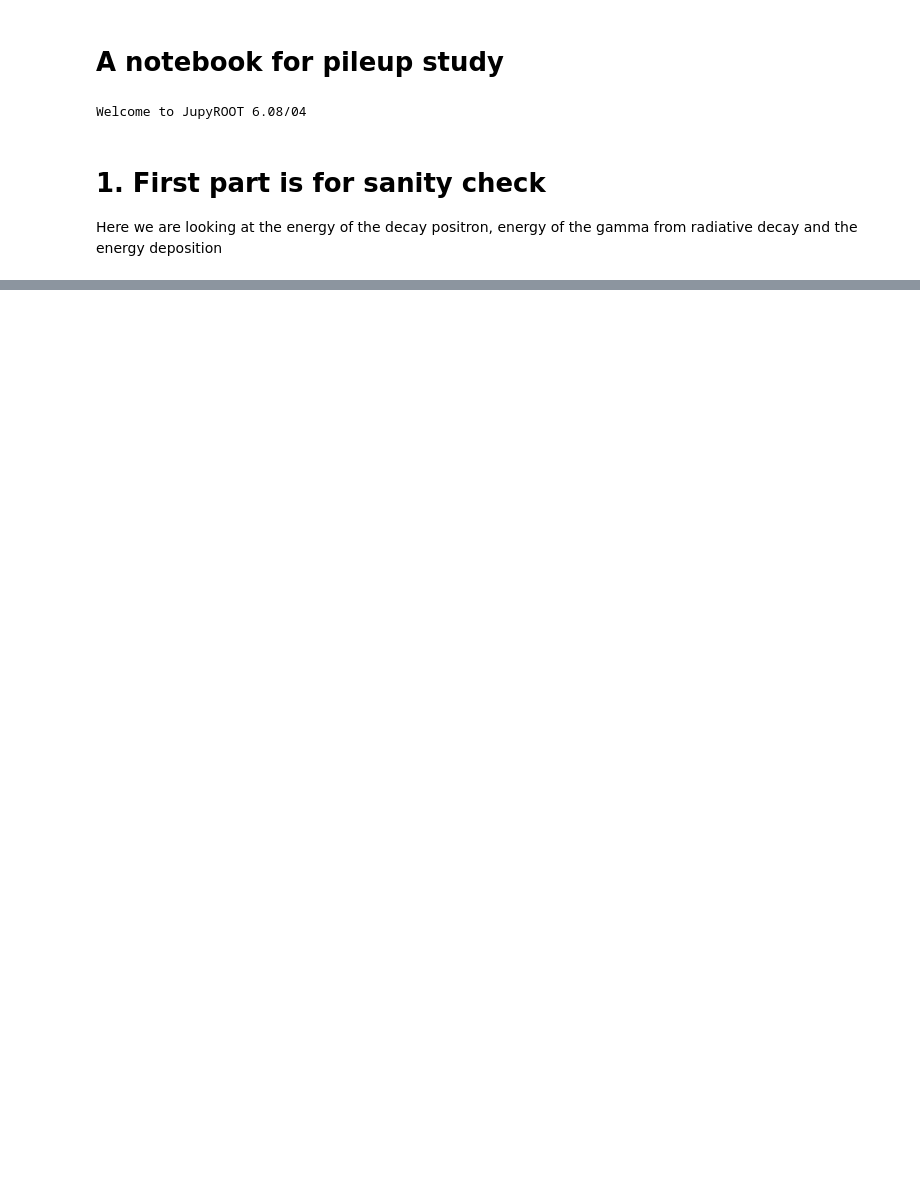
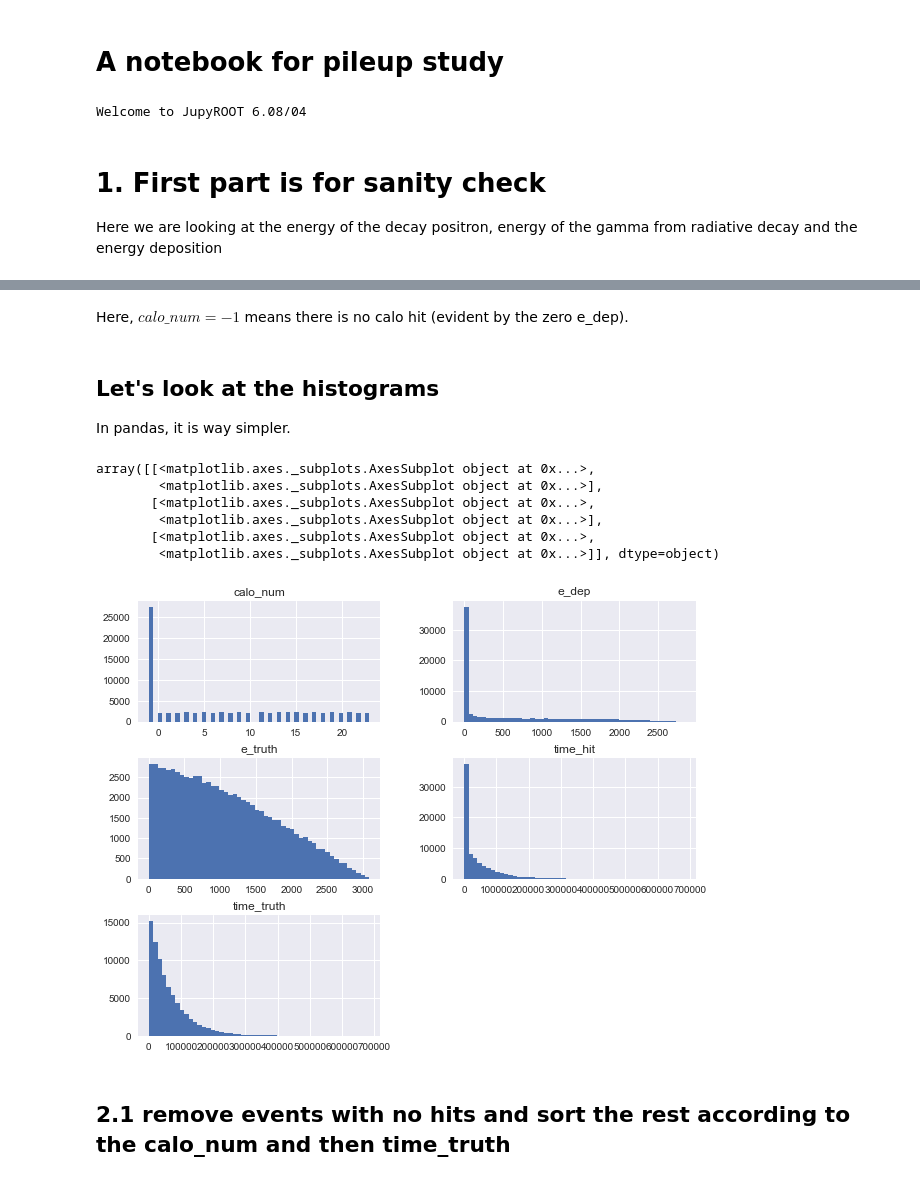
Before and after one commit to kimsiang/MuonG2, a Jupyter notebook: pileup/PileupStudy.ipynb, the cells around one changed output, grey strips where cells are left out. Saved outputs shown, nothing was run; the diff lists cells and outputs as text; code cells hidden in the pictures; blank space fills up the shorter version.

```diff
--- a/pileup/PileupStudy.ipynb
+++ b/pileup/PileupStudy.ipynb
@@ -185,0 +60,8 @@ plt.show()
+# %%
+data_rows = []
+for entry in tree:
+    data_rows.append([entry.caloNum, entry.timeTruth, entry.eTruth,
+                                          entry.timeHit, entry.eDep])
+# create the analysis DataFrame
+df = pd.DataFrame(data_rows, columns=['calo_num', 'time_truth', 'e_truth', 'time_hit', 'e_dep'])
+df.head(10)
@@ -185,0 +80,18 @@ plt.show()
+# %% [markdown]
+Here, $calo\_num = -1$ means there is no calo hit (evident by the zero e_dep).
+# %% [markdown]
+## Let's look at the histograms
+
+In pandas, it is way simpler.
+# %%
+df.hist(layout=(3,2),bins=50)
+# %% [output]
+array([[<matplotlib.axes._subplots.AxesSubplot object at 0x...>,
+        <matplotlib.axes._subplots.AxesSubplot object at 0x...>],
+       [<matplotlib.axes._subplots.AxesSubplot object at 0x...>,
+        <matplotlib.axes._subplots.AxesSubplot object at 0x...>],
+       [<matplotlib.axes._subplots.AxesSubplot object at 0x...>,
+        <matplotlib.axes._subplots.AxesSubplot object at 0x...>]], dtype=object)
+[figure, added]
+# %% [markdown]
+## 2.1 remove events with no hits and sort the rest according to the calo_num and then time_truth
```
Also changed, not shown: parts of 44 cells of this notebook.
